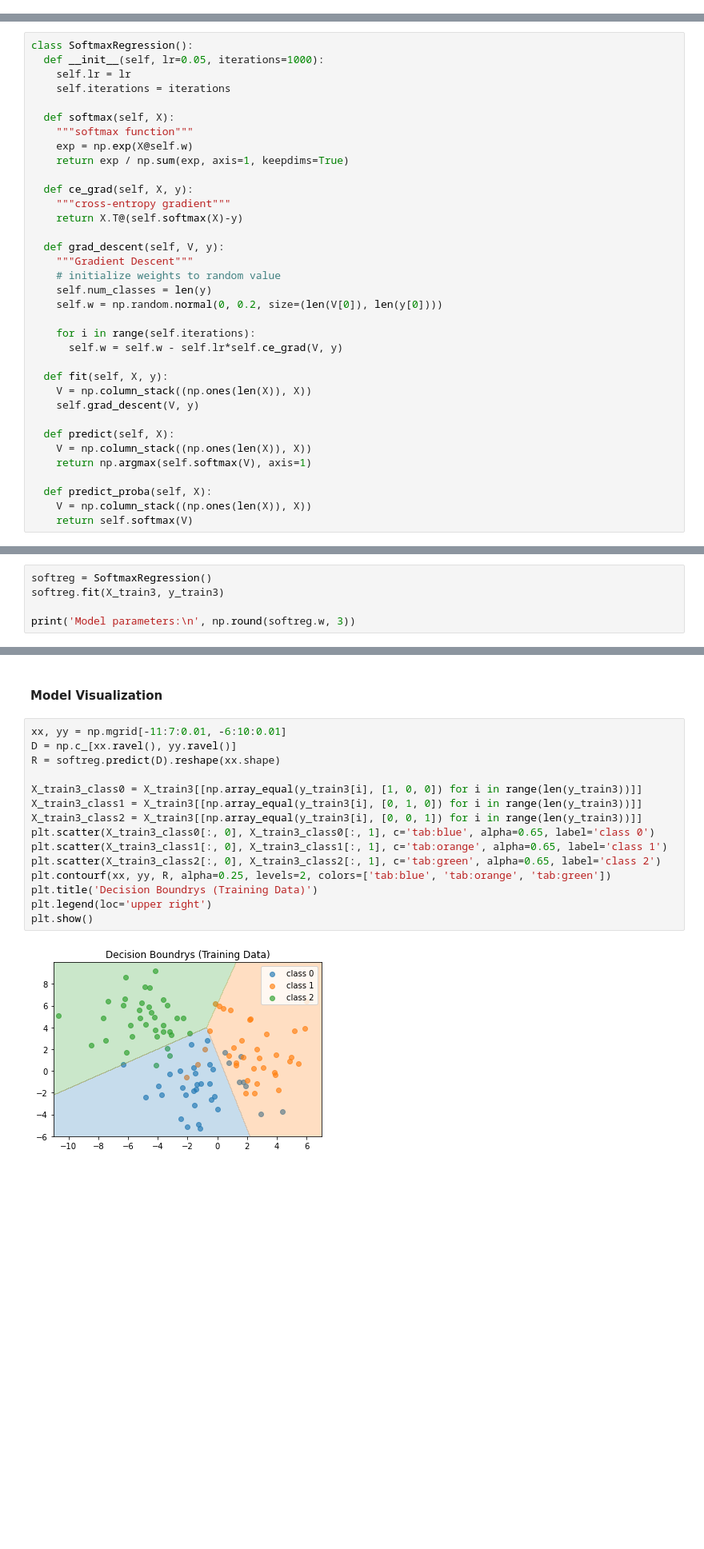
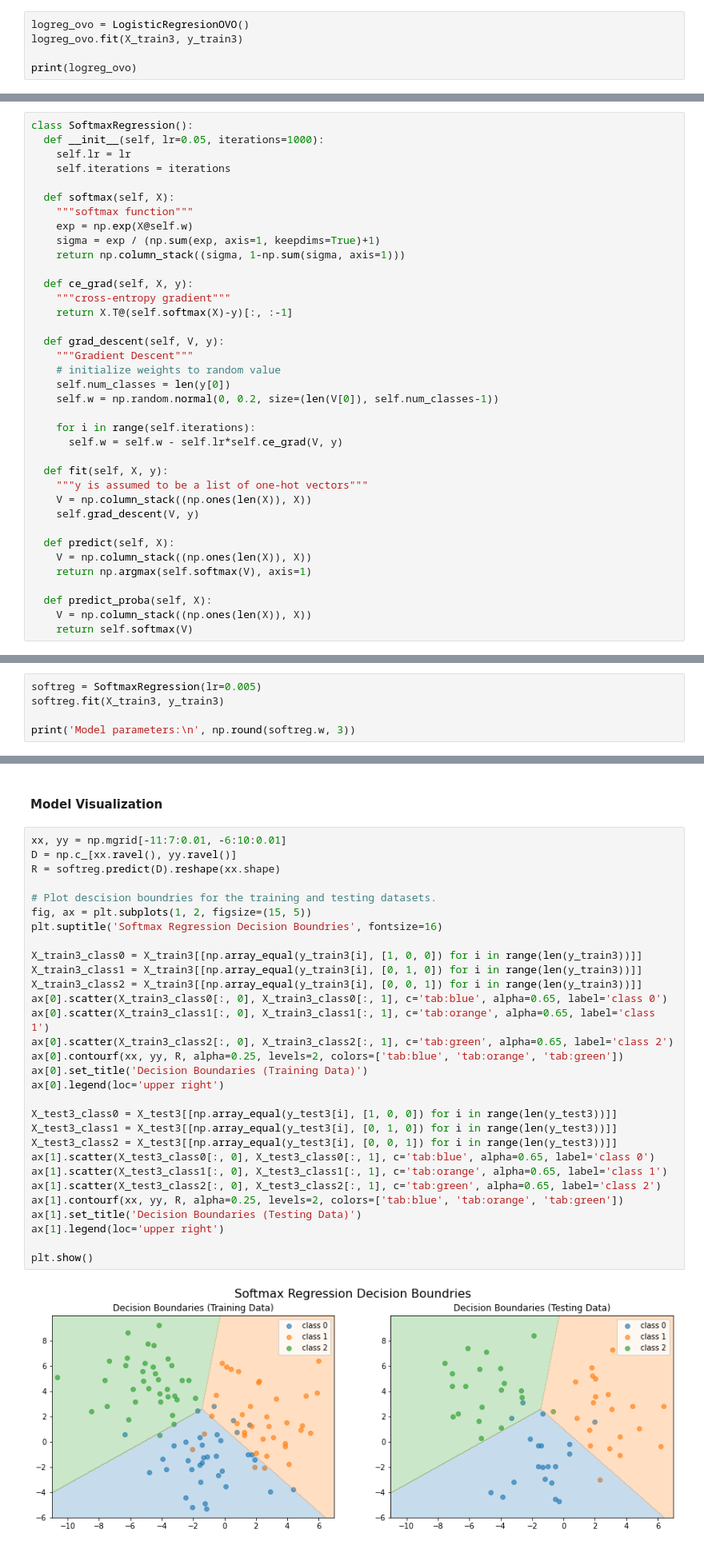
Before and after one commit to jacobdwatters/Machine-Learning-Basics, a Jupyter notebook: logistic_regression/01_logistic_regression_numpy.ipynb, the cells around one changed output, grey strips where cells are left out. Shown at 80% size. Cells and saved outputs as stored; diff of their text form; blank space fills up the shorter version.

```diff
--- a/logistic_regression/01_logistic_regression_numpy.ipynb
+++ b/logistic_regression/01_logistic_regression_numpy.ipynb
@@ -623,0 +688,5 @@ plt.show()
+# %%
+logreg_ovo = LogisticRegresionOVO()
+logreg_ovo.fit(X_train3, y_train3)
+
+print(logreg_ovo)
@@ -638,22 +757,24 @@ class SoftmaxRegression():
   def softmax(self, X):
     """softmax function"""
     exp = np.exp(X@self.w)
-    return exp / np.sum(exp, axis=1, keepdims=True)
+    sigma = exp / (np.sum(exp, axis=1, keepdims=True)+1)
+    return np.column_stack((sigma, 1-np.sum(sigma, axis=1)))
 
   def ce_grad(self, X, y):
     """cross-entropy gradient"""
-    return X.T@(self.softmax(X)-y)
+    return X.T@(self.softmax(X)-y)[:, :-1]
 
   def grad_descent(self, V, y):
     """Gradient Descent"""
     # initialize weights to random value
-    self.num_classes = len(y)
-    self.w = np.random.normal(0, 0.2, size=(len(V[0]), len(y[0])))
+    self.num_classes = len(y[0])
+    self.w = np.random.normal(0, 0.2, size=(len(V[0]), self.num_classes-1))
 
     for i in range(self.iterations):
       self.w = self.w - self.lr*self.ce_grad(V, y)
 
   def fit(self, X, y):
+    """y is assumed to be a list of one-hot vectors"""
     V = np.column_stack((np.ones(len(X)), X))
     self.grad_descent(V, y)
 
@@ -667,7 +788,7 @@ class SoftmaxRegression():
 # %% [markdown]
 #### Fit a Softmax Regression Model to the Training Data
 # %%
-softreg = SoftmaxRegression()
+softreg = SoftmaxRegression(lr=0.005)
 softreg.fit(X_train3, y_train3)
 
 print('Model parameters:\n', np.round(softreg.w, 3))
@@ -693,20 +814,35 @@ Predicted Classes: [0 0 0 0 0 0 0 0 0 0 0 0 0 0 1 0 0 0 0 2 1 1 1 1 1 1 1 1 1 1
 # %%
 xx, yy = np.mgrid[-11:7:0.01, -6:10:0.01]
 D = np.c_[xx.ravel(), yy.ravel()]
 R = softreg.predict(D).reshape(xx.shape)
 
+# Plot descision boundries for the training and testing datasets.
+fig, ax = plt.subplots(1, 2, figsize=(15, 5))
+plt.suptitle('Softmax Regression Decision Boundries', fontsize=16)
+
 X_train3_class0 = X_train3[[np.array_equal(y_train3[i], [1, 0, 0]) for i in range(len(y_train3))]]
 X_train3_class1 = X_train3[[np.array_equal(y_train3[i], [0, 1, 0]) for i in range(len(y_train3))]]
 X_train3_class2 = X_train3[[np.array_equal(y_train3[i], [0, 0, 1]) for i in range(len(y_train3))]]
-plt.scatter(X_train3_class0[:, 0], X_train3_class0[:, 1], c='tab:blue', alpha=0.65, label='class 0')
-plt.scatter(X_train3_class1[:, 0], X_train3_class1[:, 1], c='tab:orange', alpha=0.65, label='class 1')
-plt.scatter(X_train3_class2[:, 0], X_train3_class2[:, 1], c='tab:green', alpha=0.65, label='class 2')
-plt.contourf(xx, yy, R, alpha=0.25, levels=2, colors=['tab:blue', 'tab:orange', 'tab:green'])
-plt.title('Decision Boundrys (Training Data)')
-plt.legend(loc='upper right')
+ax[0].scatter(X_train3_class0[:, 0], X_train3_class0[:, 1], c='tab:blue', alpha=0.65, label='class 0')
+ax[0].scatter(X_train3_class1[:, 0], X_train3_class1[:, 1], c='tab:orange', alpha=0.65, label='class 1')
+ax[0].scatter(X_train3_class2[:, 0], X_train3_class2[:, 1], c='tab:green', alpha=0.65, label='class 2')
+ax[0].contourf(xx, yy, R, alpha=0.25, levels=2, colors=['tab:blue', 'tab:orange', 'tab:green'])
+ax[0].set_title('Decision Boundaries (Training Data)')
+ax[0].legend(loc='upper right')
+
+X_test3_class0 = X_test3[[np.array_equal(y_test3[i], [1, 0, 0]) for i in range(len(y_test3))]]
+X_test3_class1 = X_test3[[np.array_equal(y_test3[i], [0, 1, 0]) for i in range(len(y_test3))]]
+X_test3_class2 = X_test3[[np.array_equal(y_test3[i], [0, 0, 1]) for i in range(len(y_test3))]]
+ax[1].scatter(X_test3_class0[:, 0], X_test3_class0[:, 1], c='tab:blue', alpha=0.65, label='class 0')
+ax[1].scatter(X_test3_class1[:, 0], X_test3_class1[:, 1], c='tab:orange', alpha=0.65, label='class 1')
+ax[1].scatter(X_test3_class2[:, 0], X_test3_class2[:, 1], c='tab:green', alpha=0.65, label='class 2')
+ax[1].contourf(xx, yy, R, alpha=0.25, levels=2, colors=['tab:blue', 'tab:orange', 'tab:green'])
+ax[1].set_title('Decision Boundaries (Testing Data)')
+ax[1].legend(loc='upper right')
+
 plt.show()
 # %% [output]
-[figure, old version]
+[figure, new version]
 # %% [markdown]
 #### Metrics
 # %% [markdown]
```
Also changed, not shown: parts of 19 cells of this notebook.
